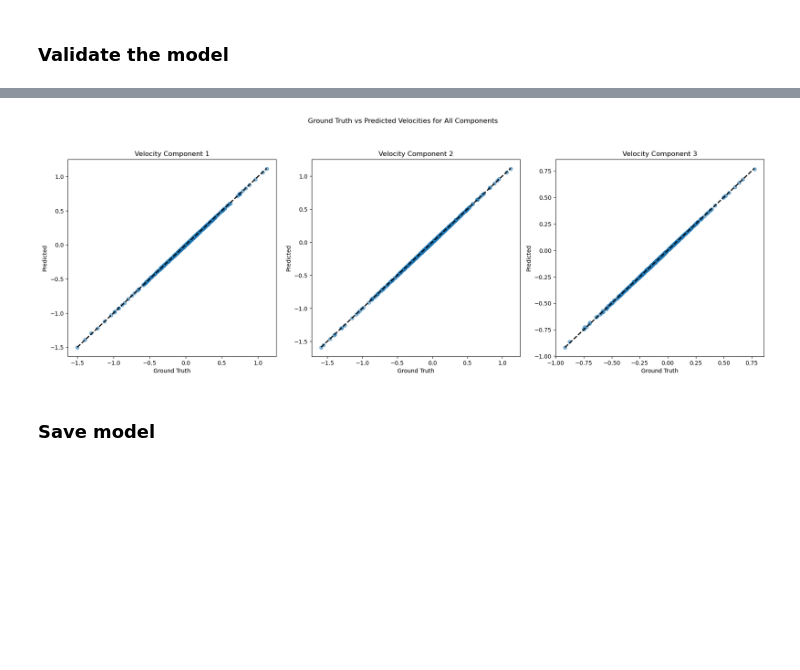
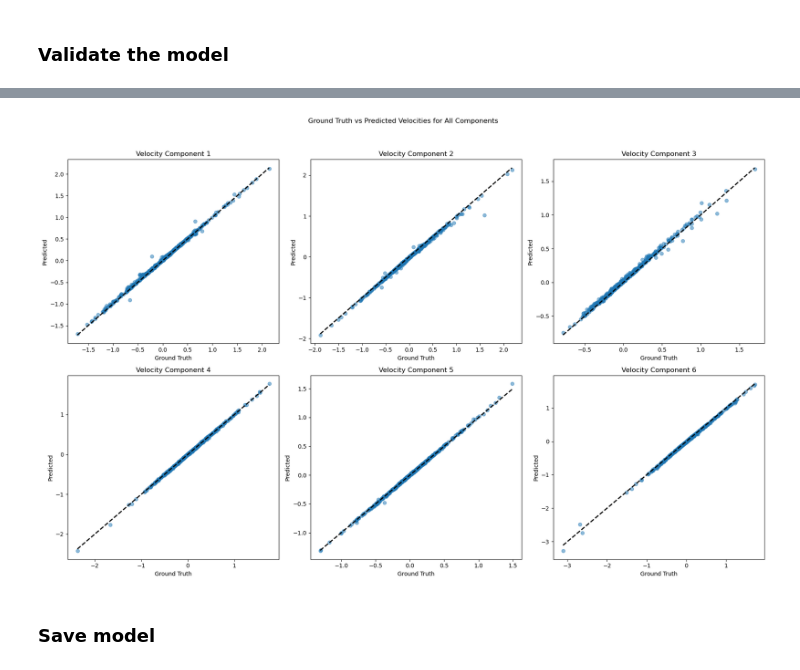
Before and after one commit to santamav/SKJ015-Intelligent_Control, a Jupyter notebook: Project/model_creation/model_building_and_training.ipynb, the cells around one changed output, grey strips where cells are left out. Cells and saved outputs as stored; diff of their text form; code cells hidden in the pictures; blank space fills up the shorter version.

```diff
--- a/Project/model_creation/model_building_and_training.ipynb
+++ b/Project/model_creation/model_building_and_training.ipynb
@@ -119,10 +123,10 @@ from sklearn.model_selection import train_test_split
 
 # Build the model
 model = Sequential()
-model.add(Input(shape=(3,)))  # Input layer
+model.add(Input(shape=(6,)))  # Input layer
 
 model.add(Dense(128, activation='relu'))  # Hidden layer
-model.add(Dense(64, activation='relu'))  # Hidden layer
+model.add(Dense(128, activation='relu'))  # Hidden layer
 model.add(Dense(64, activation='relu'))  # Hidden layer
 
-model.add(Dense(3))  # Output layer
+model.add(Dense(6))  # Output layer
@@ -209,11 +204,11 @@ Loss: 5.255516043689568e-06
 # %%
-# Make one plot for each of the  velocity components
+# Make one plot for each of the velocity components
 y_pred = model.predict(X_test)
 
 # Initialize a figure for a 2x3 grid of subplots
 plt.figure(figsize=(18, 12))
 
-for i in range(3):
+for i in range(6):
     # Create subplot in a 2x3 grid
     plt.subplot(2, 3, i+1)
     # Plot the predicted and ground truth velocities
@@ -231,4 +226,4 @@ plt.show()
-[figure, old version]
+[figure, new version]
 # %% [markdown]
 ### Save model
 # %%
```
Also changed, not shown: parts of 12 cells of this notebook, 6 other files.
